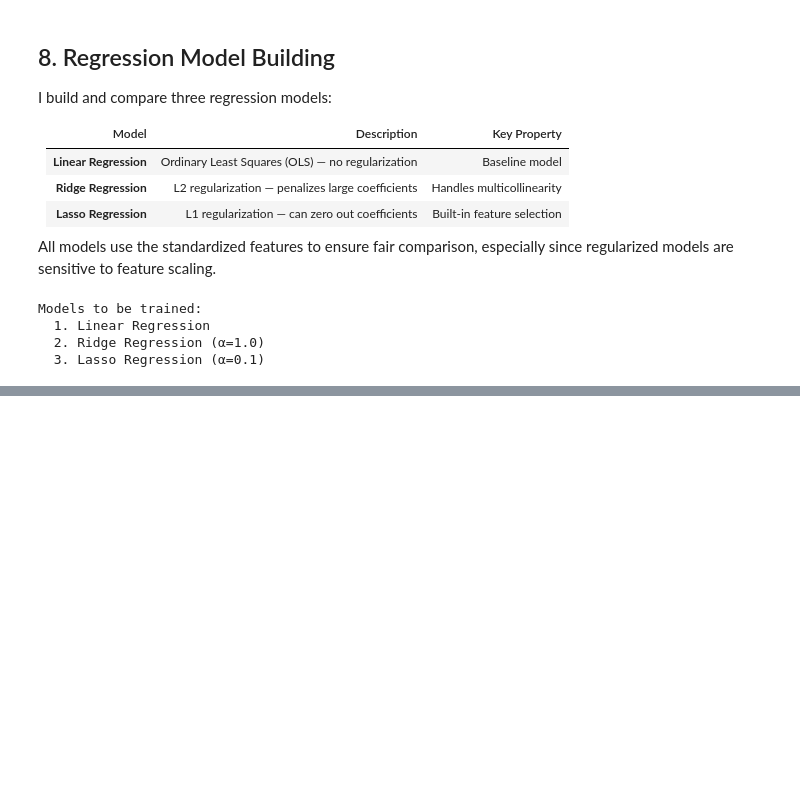
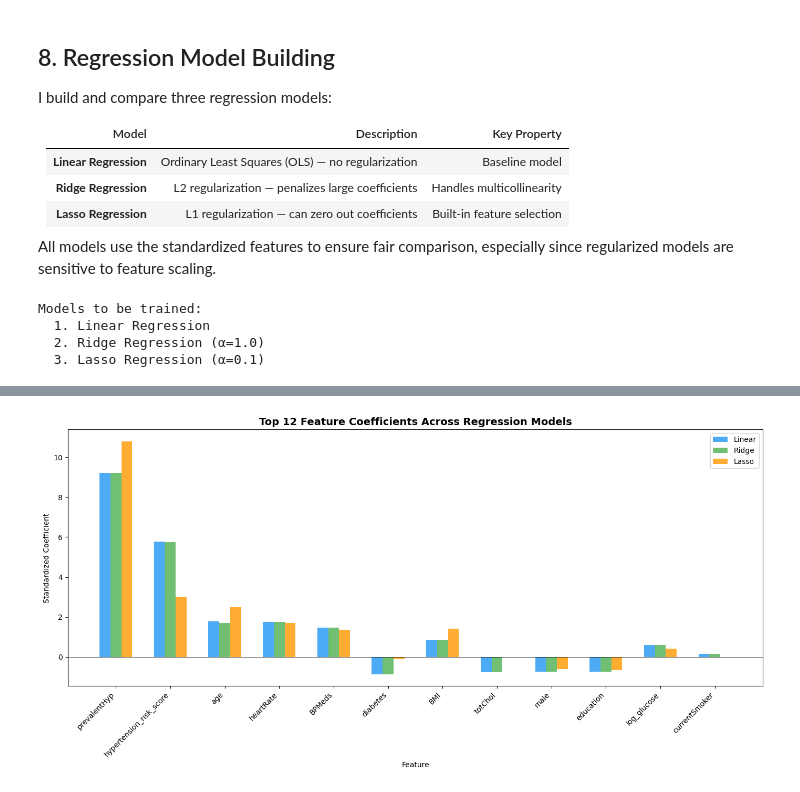
Before and after one commit to olkanth/MSCS_634_ProjectDeliverable_2, a Jupyter notebook: MSCS_634_Project_Deliverable2.ipynb, the cells around one changed output, grey strips where cells are left out. Cells and saved outputs as stored; diff of their text form; code cells hidden in the pictures; blank space fills up the shorter version.

```diff
--- a/MSCS_634_Project_Deliverable2.ipynb
+++ b/MSCS_634_Project_Deliverable2.ipynb
@@ -583,0 +810,33 @@ for name, model in models.items():
+# %%
+# ============================================================
+# 11.2 Top Feature Importance Bar Chart
+# ============================================================
+top_n = 12
+coef_plot = coef_df.head(top_n).copy()
+
+fig, ax = plt.subplots(figsize=(14, 7))
+
+x = np.arange(len(coef_plot))
+width = 0.2
+
+ax.bar(x - width, coef_plot['Linear'], width, label='Linear',
+       color=colors[0], alpha=0.8)
+ax.bar(x, coef_plot['Ridge'], width, label='Ridge',
+       color=colors[1], alpha=0.8)
+ax.bar(x + width, coef_plot['Lasso'], width, label='Lasso',
+       color=colors[2], alpha=0.8)
+
+ax.set_xlabel('Feature')
+ax.set_ylabel('Standardized Coefficient')
+ax.set_title(f'Top {top_n} Feature Coefficients Across Regression Models',
+             fontsize=14, fontweight='bold')
+ax.set_xticks(x)
+ax.set_xticklabels(coef_plot['Feature'], rotation=45, ha='right')
+ax.legend()
+ax.axhline(y=0, color='black', linestyle='-', linewidth=0.5)
+
+plt.tight_layout()
+plt.savefig('Visualizations/6_feature_coefficients.png', dpi=150, bbox_inches='tight')
+plt.show()
+# %% [output]
+[figure, added]
```
Also changed, not shown: parts of 17 cells of this notebook.
